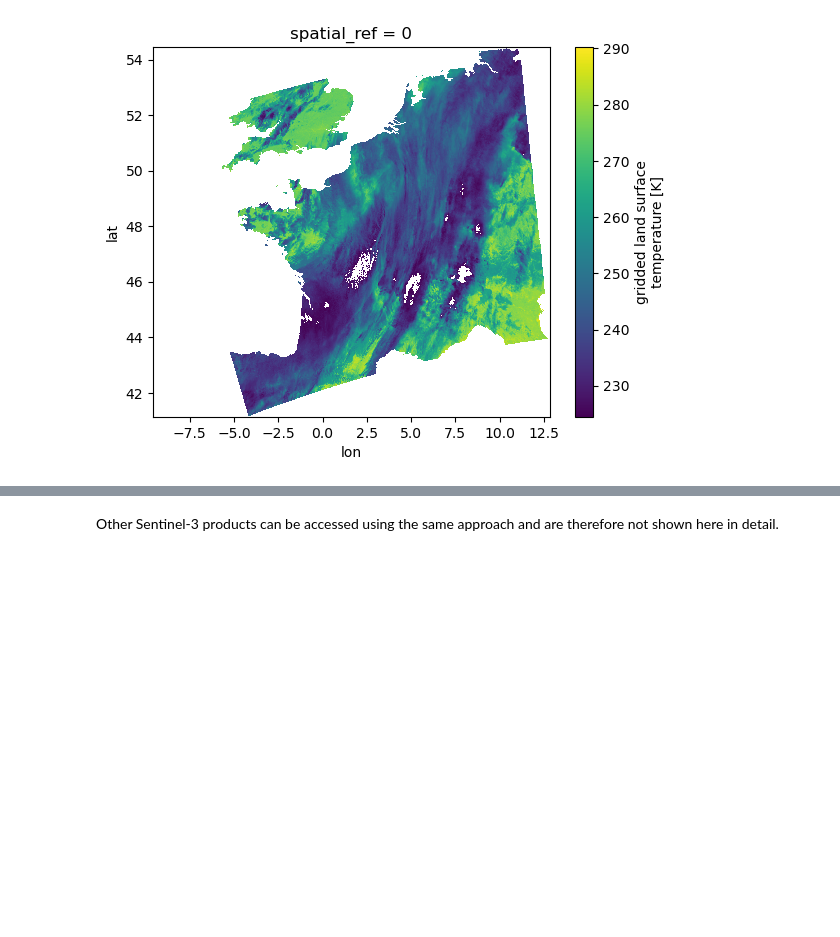
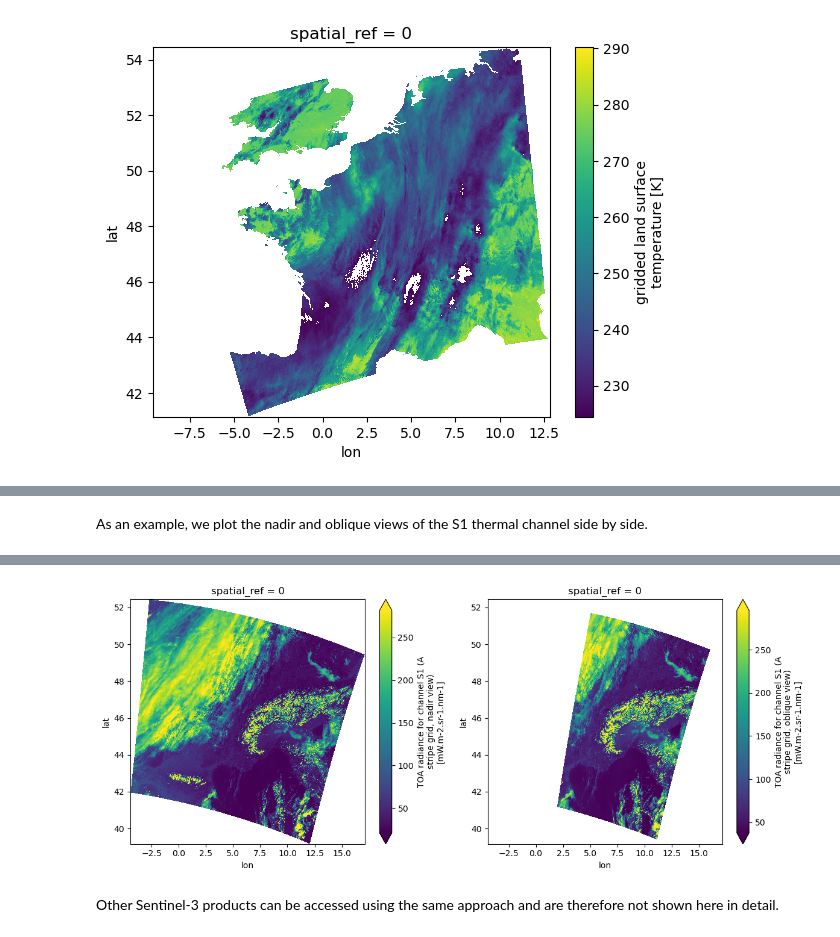
Before and after one commit to EOPF-Sample-Service/xarray-eopf, a Jupyter notebook: docs/examples/sentinel_3_analysis.ipynb, the cells around one changed output, grey strips where cells are left out. Drawn from its saved outputs; the diff is of its cells as text; code cells hidden in the pictures; blank space fills up the shorter version.

```diff
--- a/docs/examples/sentinel_3_analysis.ipynb
+++ b/docs/examples/sentinel_3_analysis.ipynb
@@ -333,0 +350,10 @@ ds.lst.plot()
+# %%
+catalog = pystac_client.Client.open("https://stac.core.eopf.eodc.eu")
+items = list(
+    catalog.search(
+        collections=["sentinel-3-slstr-l1-rbt"],
+        bbox=[7.2, 44.5, 7.4, 44.7],
+        datetime=["2026-03-13", "2026-03-13"],
+    ).items()
+)
+items
@@ -333,0 +365,2 @@ ds.lst.plot()
+# %%
+item = items[2]
@@ -333,0 +371,7 @@ ds.lst.plot()
+# %%
+ds = xr.open_dataset(
+    item.assets["product"].href,
+    engine="eopf-zarr",
+    chunks={},
+)
+ds
@@ -333,0 +396,9 @@ ds.lst.plot()
+# %% [markdown]
+As an example, we plot the nadir and oblique views of the S1 thermal channel side by side.
+# %%
+%%time
+fig, ax = plt.subplots(1, 2, figsize=(12, 5))
+ds.s1_radiance_an.plot(ax=ax[0], robust=True)
+ds.s1_radiance_ao.plot(ax=ax[1], robust=True)
+plt.tight_layout()
+# %% [output]
@@ -334,3 +407,4 @@ ds.lst.plot()
+[figure, added]
 # %% [markdown]
 Other Sentinel-3 products can be accessed using the same approach and are therefore not shown here in detail.
 # %% [markdown]
```
Also changed, not shown: parts of 12 cells of this notebook, 3 other files.
